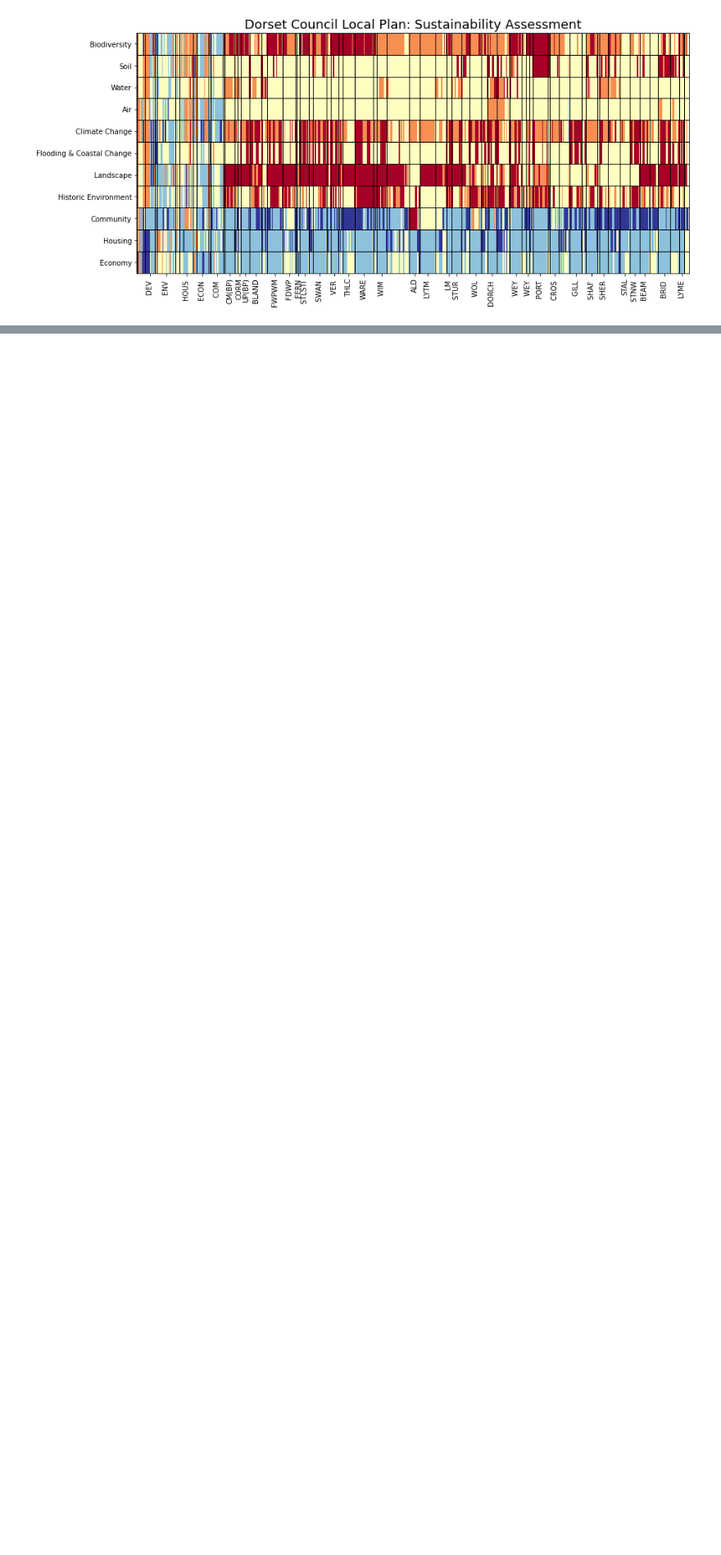
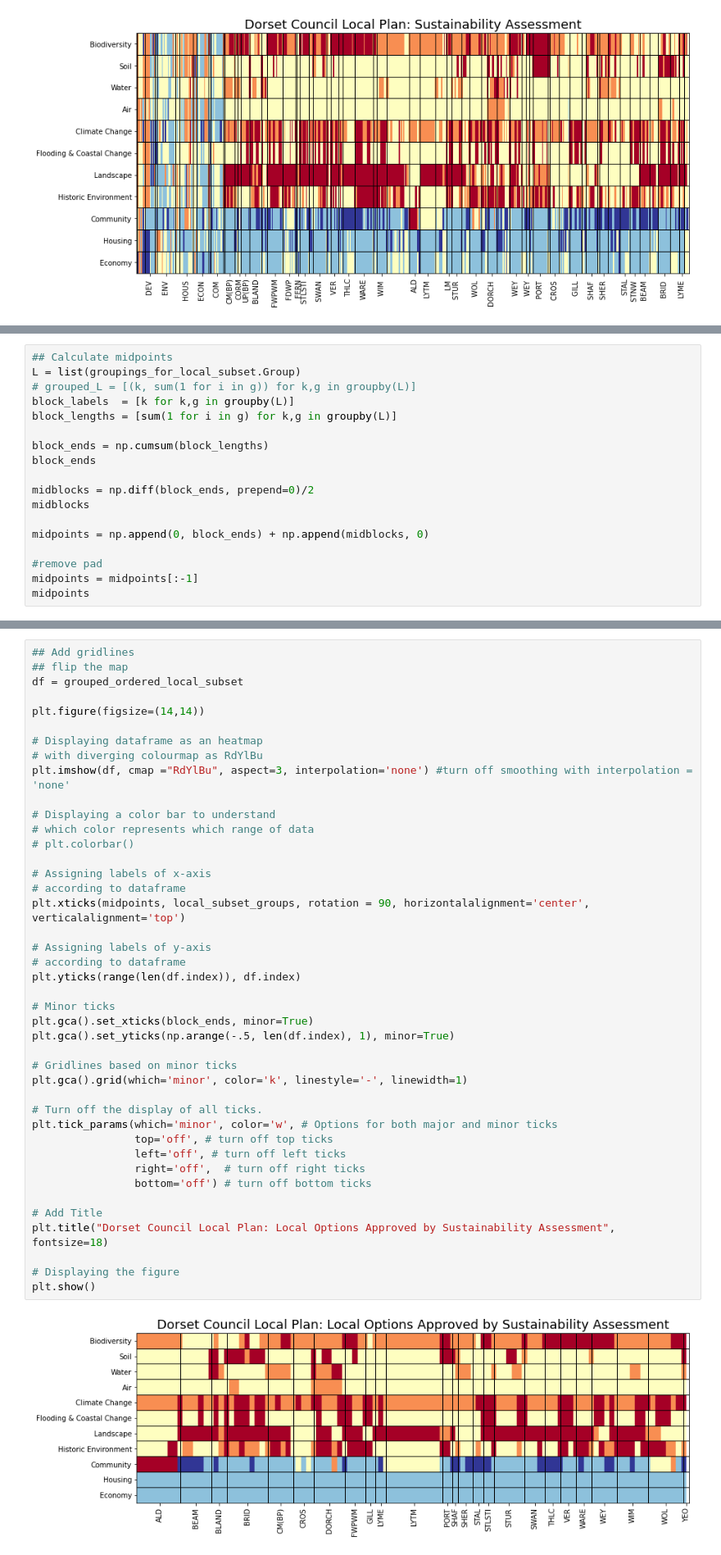
Before and after one commit to davidbrown2324/DC_LocalPlan, a Jupyter notebook: Dorset Council Local Plan - Sustainability Assessment.ipynb, the cells around one changed output, grey strips where cells are left out. Shown at 82% size. Drawn from its saved outputs; the diff is of its cells as text; blank space fills up the shorter version.

```diff
--- a/Dorset Council Local Plan - Sustainability Assessment.ipynb
+++ b/Dorset Council Local Plan - Sustainability Assessment.ipynb
@@ -790,0 +1074,18 @@ df
+# %%
+## Calculate midpoints
+L = list(groupings_for_local_subset.Group)
+# grouped_L = [(k, sum(1 for i in g)) for k,g in groupby(L)]
+block_labels  = [k for k,g in groupby(L)]
+block_lengths = [sum(1 for i in g) for k,g in groupby(L)]
+
+block_ends = np.cumsum(block_lengths)
+block_ends
+
+midblocks = np.diff(block_ends, prepend=0)/2
+midblocks
+
+midpoints = np.append(0, block_ends) + np.append(midblocks, 0)
+
+#remove pad
+midpoints = midpoints[:-1]
+midpoints
@@ -790,0 +1102,44 @@ df
+# %%
+## Add gridlines
+## flip the map
+df = grouped_ordered_local_subset
+
+plt.figure(figsize=(14,14))
+
+# Displaying dataframe as an heatmap
+# with diverging colourmap as RdYlBu
+plt.imshow(df, cmap ="RdYlBu", aspect=3, interpolation='none') #turn off smoothing with interpolation = 'none'
+
+# Displaying a color bar to understand
+# which color represents which range of data
+# plt.colorbar()
+
+# Assigning labels of x-axis
+# according to dataframe
+plt.xticks(midpoints, local_subset_groups, rotation = 90, horizontalalignment='center', verticalalignment='top')
+
+# Assigning labels of y-axis
+# according to dataframe
+plt.yticks(range(len(df.index)), df.index)
+
+# Minor ticks
+plt.gca().set_xticks(block_ends, minor=True)
+plt.gca().set_yticks(np.arange(-.5, len(df.index), 1), minor=True)
+
+# Gridlines based on minor ticks
+plt.gca().grid(which='minor', color='k', linestyle='-', linewidth=1)
+
+# Turn off the display of all ticks.
+plt.tick_params(which='minor', color='w', # Options for both major and minor ticks
+                top='off', # turn off top ticks
+                left='off', # turn off left ticks
+                right='off',  # turn off right ticks
+                bottom='off') # turn off bottom ticks
+
+# Add Title
+plt.title("Dorset Council Local Plan: Local Options Approved by Sustainability Assessment", fontsize=18)
+
+# Displaying the figure
+plt.show()
+# %% [output]
+[figure, added]
```
Also changed, not shown: parts of 39 cells of this notebook.
